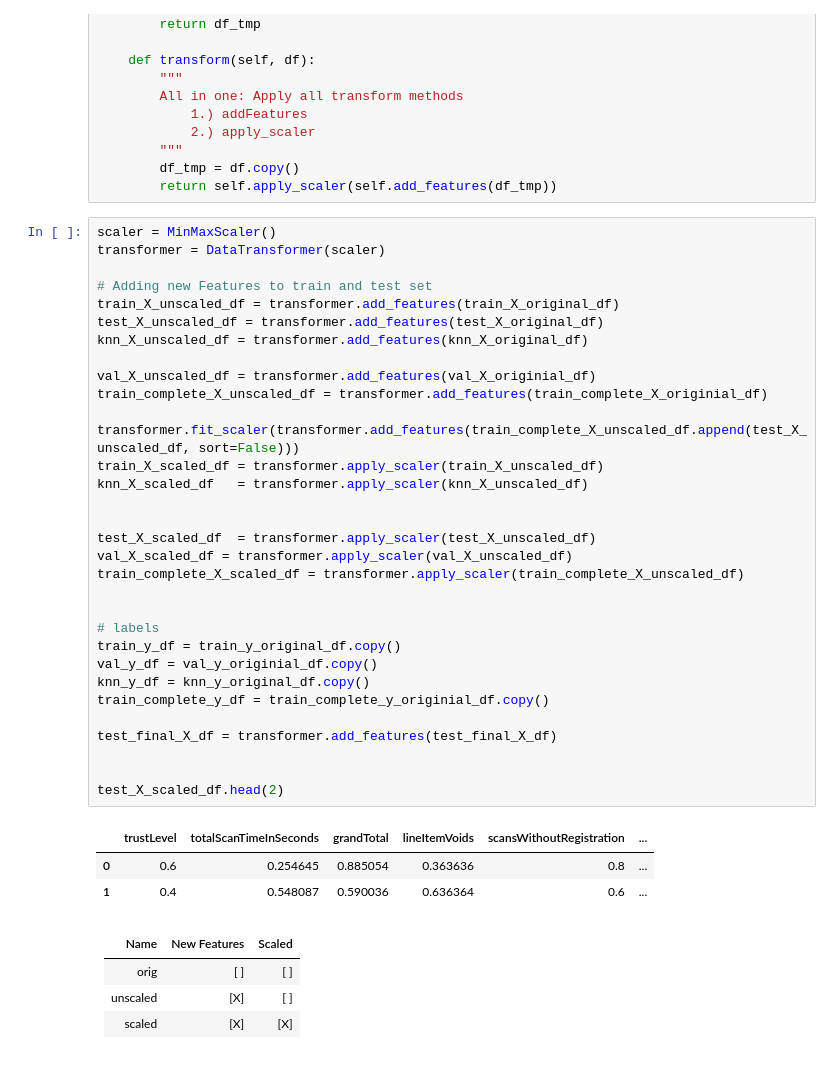
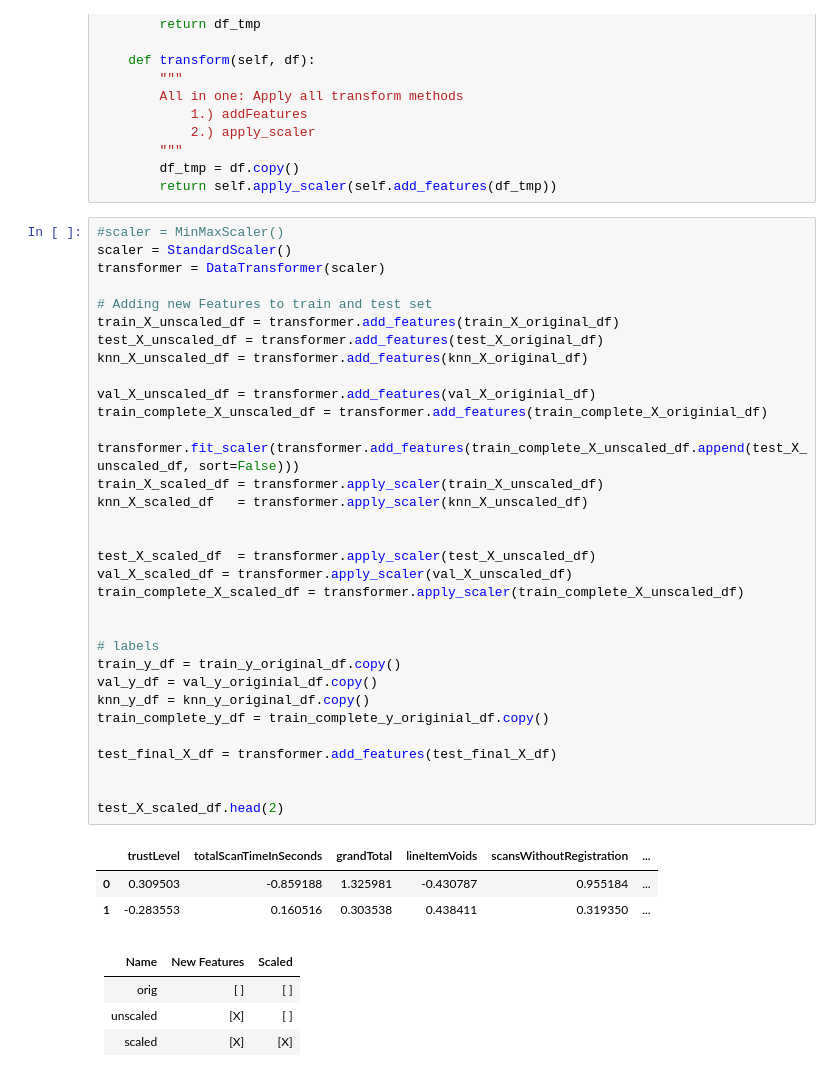
Before and after one commit to LackesLab/dmc2019, a Jupyter notebook: notebooks/train_with_test_version_lukas.ipynb, the cells around one changed output. Cells and saved outputs as stored; diff of their text form.

Commit message:
Improvements with other scaler

```diff
--- a/notebooks/train_with_test_version_lukas.ipynb
+++ b/notebooks/train_with_test_version_lukas.ipynb
@@ -174,41 +173,42 @@ class DataTransformer:
         df_tmp = df.copy()
         return self.apply_scaler(self.add_features(df_tmp))
 # %%
-scaler = MinMaxScaler()
+#scaler = MinMaxScaler()
+scaler = StandardScaler()
 transformer = DataTransformer(scaler)
 
 # Adding new Features to train and test set
 train_X_unscaled_df = transformer.add_features(train_X_original_df)
 test_X_unscaled_df = transformer.add_features(test_X_original_df)
 knn_X_unscaled_df = transformer.add_features(knn_X_original_df)
 
 val_X_unscaled_df = transformer.add_features(val_X_originial_df)
 train_complete_X_unscaled_df = transformer.add_features(train_complete_X_originial_df)
 
 transformer.fit_scaler(transformer.add_features(train_complete_X_unscaled_df.append(test_X_unscaled_df, sort=False)))
 train_X_scaled_df = transformer.apply_scaler(train_X_unscaled_df)
 knn_X_scaled_df   = transformer.apply_scaler(knn_X_unscaled_df)
 
 
 test_X_scaled_df  = transformer.apply_scaler(test_X_unscaled_df)
 val_X_scaled_df = transformer.apply_scaler(val_X_unscaled_df)
 train_complete_X_scaled_df = transformer.apply_scaler(train_complete_X_unscaled_df)
 
 
 # labels
 train_y_df = train_y_original_df.copy()
 val_y_df = val_y_originial_df.copy()
 knn_y_df = knn_y_original_df.copy()
 train_complete_y_df = train_complete_y_originial_df.copy()
 
 test_final_X_df = transformer.add_features(test_final_X_df)
 
 
 test_X_scaled_df.head(2)
 # %% [output]
 |  | trustLevel | totalScanTimeInSeconds | grandTotal | lineItemVoids | scansWithoutRegistration | ... |
-| 0 | 0.6 | 0.254645 | 0.885054 | 0.363636 | 0.8 | ... |
-| 1 | 0.4 | 0.548087 | 0.590036 | 0.636364 | 0.6 | ... |
+| 0 | 0.309503 | -0.859188 | 1.325981 | -0.430787 | 0.955184 | ... |
+| 1 | -0.283553 | 0.160516 | 0.303538 | 0.438411 | 0.319350 | ... |
 # %% [markdown]
 | Name     | New Features | Scaled |
 |----------|--------------|--------|
```
Also changed, not shown: parts of 6 cells of this notebook.
